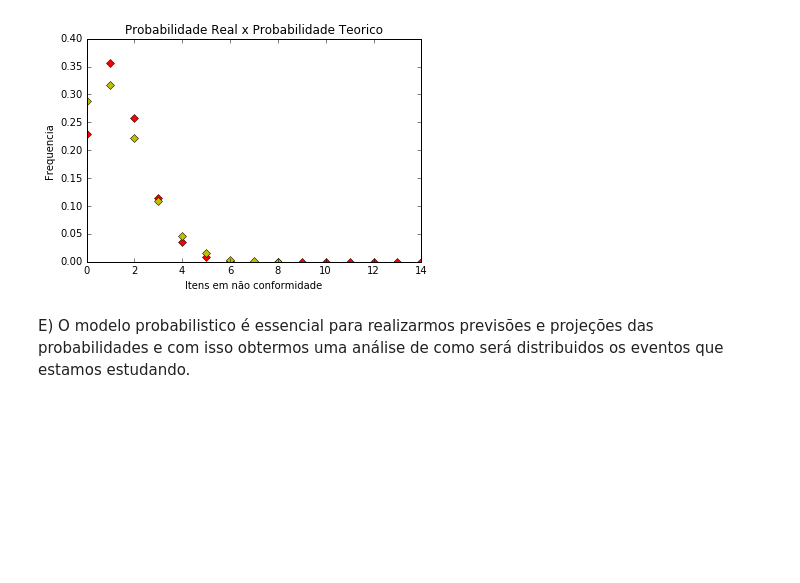
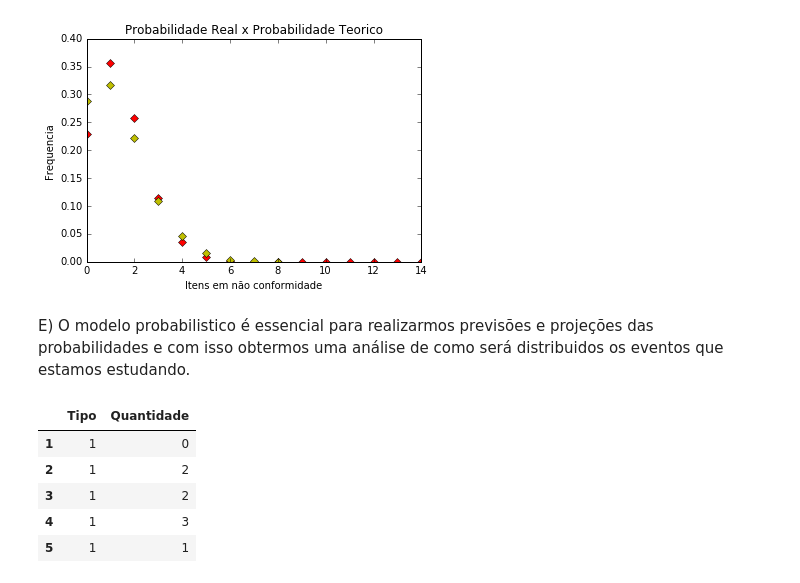
Before and after one commit to lemelusca/CD, a Jupyter notebook: Aula10/Aula10 Atividade Modelos probabilísticos discretos.ipynb, the cells around one changed output. Drawn from its saved outputs; the diff is of its cells as text; code cells hidden in the pictures; blank space fills up the shorter version.

```diff
--- a/Aula10/Aula10 Atividade Modelos probabilísticos discretos.ipynb
+++ b/Aula10/Aula10 Atividade Modelos probabilísticos discretos.ipynb
@@ -272,3 +272,13 @@ plt.show()
 [figure]
 # %% [markdown]
 E) O modelo probabilistico é essencial para realizarmos previsões e projeções das probabilidades e com isso obtermos uma análise de como será distribuidos os eventos que estamos estudando.
+# %%
+carrospop = carros[carros.Tipo == 1]
+carrospop.head()
+# %% [output]
+|  | Tipo | Quantidade |
+| 1 | 1 | 0 |
+| 2 | 1 | 2 |
+| 3 | 1 | 2 |
+| 4 | 1 | 3 |
+| 5 | 1 | 1 |
```
Also changed, not shown: parts of 4 cells of this notebook.
